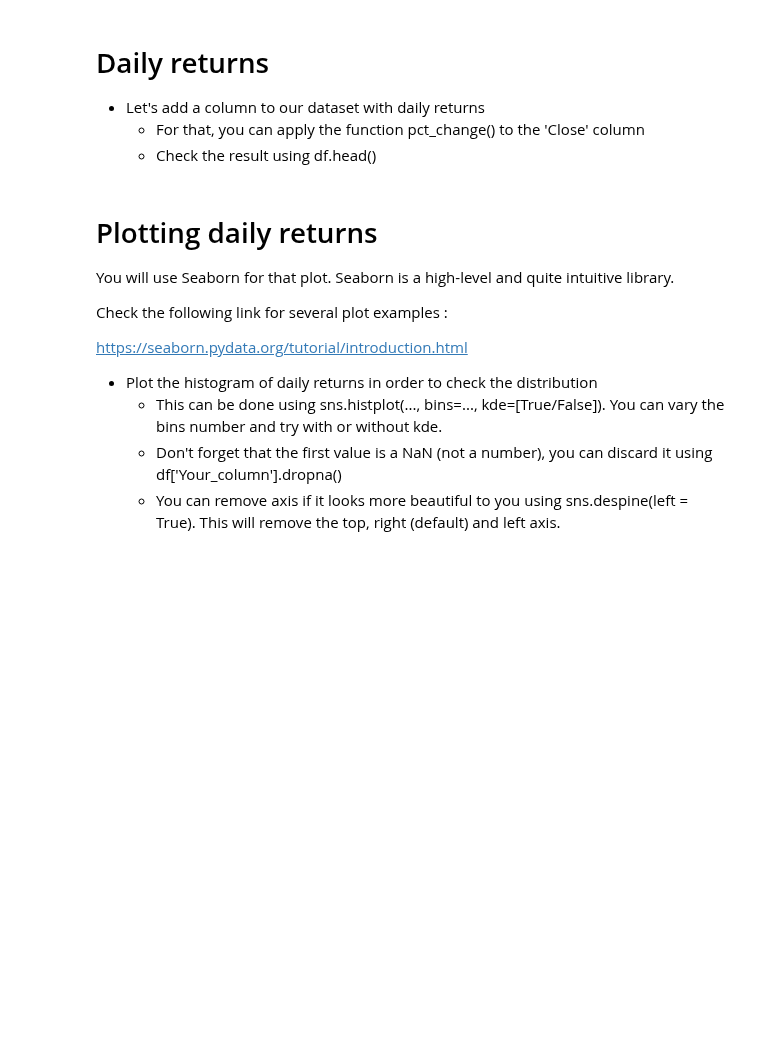
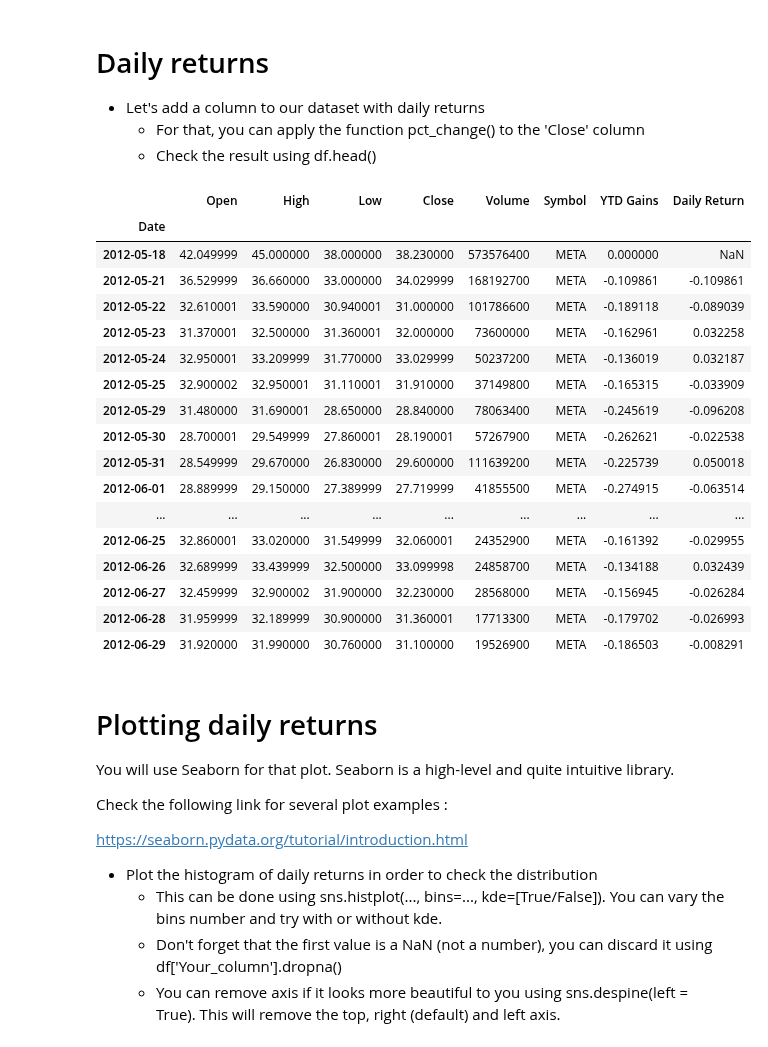
Before and after one commit to Thornary/PythonTSM, a Jupyter notebook: lab2.ipynb, the cells around one changed output. Cells and saved outputs as stored; diff of their text form; code cells hidden in the pictures; blank space fills up the shorter version.

```diff
--- a/lab2.ipynb
+++ b/lab2.ipynb
@@ -191,6 +191,28 @@ plt.show()
 * Let's add a column to our dataset with daily returns
     * For that, you can apply the function pct_change() to the 'Close' column
     * Check the result using df.head()
+# %%
+df['Daily Return'] = df['Close'].pct_change()
+df.head(30)
+# %% [output]
+|  | Open | High | Low | Close | Volume | Symbol | YTD Gains | Daily Return |
+| Date |  |  |  |  |  |  |  |  |
+| 2012-05-18 | 42.049999 | 45.000000 | 38.000000 | 38.230000 | 573576400 | META | 0.000000 | NaN |
+| 2012-05-21 | 36.529999 | 36.660000 | 33.000000 | 34.029999 | 168192700 | META | -0.109861 | -0.109861 |
+| 2012-05-22 | 32.610001 | 33.590000 | 30.940001 | 31.000000 | 101786600 | META | -0.189118 | -0.089039 |
+| 2012-05-23 | 31.370001 | 32.500000 | 31.360001 | 32.000000 | 73600000 | META | -0.162961 | 0.032258 |
+| 2012-05-24 | 32.950001 | 33.209999 | 31.770000 | 33.029999 | 50237200 | META | -0.136019 | 0.032187 |
+| 2012-05-25 | 32.900002 | 32.950001 | 31.110001 | 31.910000 | 37149800 | META | -0.165315 | -0.033909 |
+| 2012-05-29 | 31.480000 | 31.690001 | 28.650000 | 28.840000 | 78063400 | META | -0.245619 | -0.096208 |
+| 2012-05-30 | 28.700001 | 29.549999 | 27.860001 | 28.190001 | 57267900 | META | -0.262621 | -0.022538 |
+| 2012-05-31 | 28.549999 | 29.670000 | 26.830000 | 29.600000 | 111639200 | META | -0.225739 | 0.050018 |
+| 2012-06-01 | 28.889999 | 29.150000 | 27.389999 | 27.719999 | 41855500 | META | -0.274915 | -0.063514 |
+| ... | ... | ... | ... | ... | ... | ... | ... | ... |
+| 2012-06-25 | 32.860001 | 33.020000 | 31.549999 | 32.060001 | 24352900 | META | -0.161392 | -0.029955 |
+| 2012-06-26 | 32.689999 | 33.439999 | 32.500000 | 33.099998 | 24858700 | META | -0.134188 | 0.032439 |
+| 2012-06-27 | 32.459999 | 32.900002 | 31.900000 | 32.230000 | 28568000 | META | -0.156945 | -0.026284 |
+| 2012-06-28 | 31.959999 | 32.189999 | 30.900000 | 31.360001 | 17713300 | META | -0.179702 | -0.026993 |
+| 2012-06-29 | 31.920000 | 31.990000 | 30.760000 | 31.100000 | 19526900 | META | -0.186503 | -0.008291 |
 # %% [markdown]
 # Plotting daily returns
 
```
Also changed, not shown: parts of 5 cells of this notebook.
